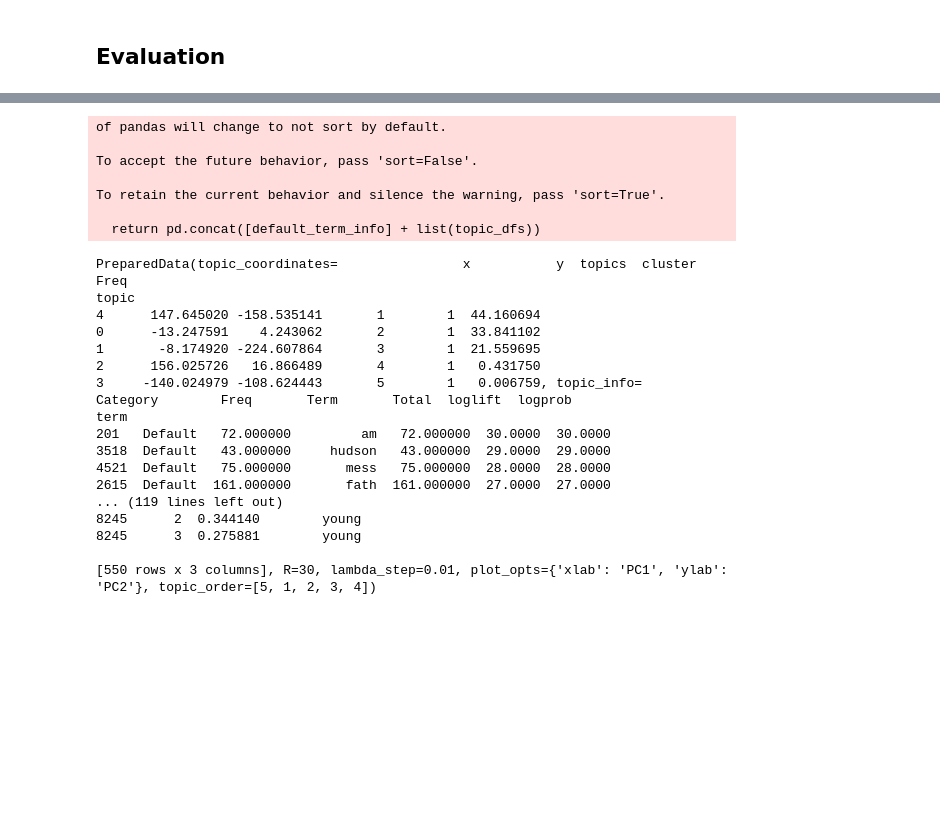
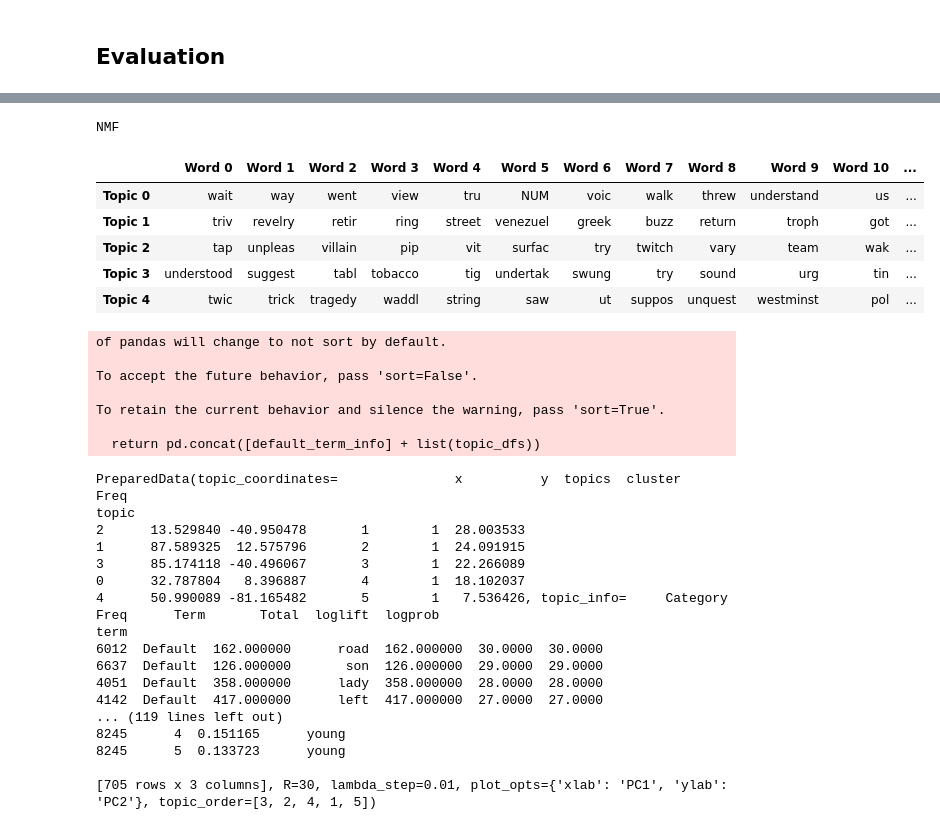
Before and after one commit to datadonK23/pyData-Projects, a Jupyter notebook: HolmesTopicModels/holmes-topic-models/notebook/2_Modeling.ipynb, the cells around one changed output, grey strips where cells are left out. Cells and saved outputs as stored; diff of their text form; code cells hidden in the pictures; blank space fills up the shorter version.

```diff
--- a/HolmesTopicModels/holmes-topic-models/notebook/2_Modeling.ipynb
+++ b/HolmesTopicModels/holmes-topic-models/notebook/2_Modeling.ipynb
@@ -119,9 +141,25 @@ df_topic_keywords
+# %%
+topic_keywords = show_topics(vectorizer=tfidf_stem, lda_model=nmf_pipe.named_steps.nmf, n_words=15)
+
+print("NMF")
+df_topic_keywords = pd.DataFrame(topic_keywords)
+df_topic_keywords.columns = ['Word '+str(i) for i in range(df_topic_keywords.shape[1])]
+df_topic_keywords.index = ['Topic '+str(i) for i in range(df_topic_keywords.shape[0])]
+df_topic_keywords
+# %% [output]
+NMF
+|  | Word 0 | Word 1 | Word 2 | Word 3 | Word 4 | Word 5 | Word 6 | Word 7 | Word 8 | Word 9 | Word 10 | ... |
+| Topic 0 | wait | way | went | view | tru | NUM | voic | walk | threw | understand | us | ... |
+| Topic 1 | triv | revelry | retir | ring | street | venezuel | greek | buzz | return | troph | got | ... |
+| Topic 2 | tap | unpleas | villain | pip | vit | surfac | try | twitch | vary | team | wak | ... |
+| Topic 3 | understood | suggest | tabl | tobacco | tig | undertak | swung | try | sound | urg | tin | ... |
+| Topic 4 | twic | trick | tragedy | waddl | string | saw | ut | suppos | unquest | westminst | pol | ... |
 # %%
 import pyLDAvis
 from pyLDAvis.sklearn import prepare
 pyLDAvis.enable_notebook()
 
-prepare(lda_model.best_estimator_.named_steps.lda, X_bow_stem, bow_stem, mds="tsne")
+prepare(lda_pipe.named_steps.lda, X_bow_stem, bow_stem, mds="tsne")
 # %% [output]
 of pandas will change to not sort by default.
 
@@ -130,20 +168,20 @@ To accept the future behavior, pass 'sort=False'.
 To retain the current behavior and silence the warning, pass 'sort=True'.
 
   return pd.concat([default_term_info] + list(topic_dfs))
-PreparedData(topic_coordinates=                x           y  topics  cluster       Freq
+PreparedData(topic_coordinates=               x          y  topics  cluster       Freq
 topic
-4      147.645020 -158.535141       1        1  44.160694
-0      -13.247591    4.243062       2        1  33.841102
-1       -8.174920 -224.607864       3        1  21.559695
-2      156.025726   16.866489       4        1   0.431750
-3     -140.024979 -108.624443       5        1   0.006759, topic_info=     Category        Freq       Term       Total  loglift  logprob
+2      13.529840 -40.950478       1        1  28.003533
+1      87.589325  12.575796       2        1  24.091915
+3      85.174118 -40.496067       3        1  22.266089
+0      32.787804   8.396887       4        1  18.102037
+4      50.990089 -81.165482       5        1   7.536426, topic_info=     Category        Freq      Term       Total  loglift  logprob
 term
-201   Default   72.000000         am   72.000000  30.0000  30.0000
-3518  Default   43.000000     hudson   43.000000  29.0000  29.0000
-4521  Default   75.000000       mess   75.000000  28.0000  28.0000
-2615  Default  161.000000       fath  161.000000  27.0000  27.0000
+6012  Default  162.000000      road  162.000000  30.0000  30.0000
+6637  Default  126.000000       son  126.000000  29.0000  29.0000
+4051  Default  358.000000      lady  358.000000  28.0000  28.0000
+4142  Default  417.000000      left  417.000000  27.0000  27.0000
 ... (119 lines left out)
-8245      2  0.344140        young
-8245      3  0.275881        young
+8245      4  0.151165      young
+8245      5  0.133723      young
 
-[550 rows x 3 columns], R=30, lambda_step=0.01, plot_opts={'xlab': 'PC1', 'ylab': 'PC2'}, topic_order=[5, 1, 2, 3, 4])
+[705 rows x 3 columns], R=30, lambda_step=0.01, plot_opts={'xlab': 'PC1', 'ylab': 'PC2'}, topic_order=[3, 2, 4, 1, 5])
```
Also changed, not shown: parts of 12 cells of this notebook.
